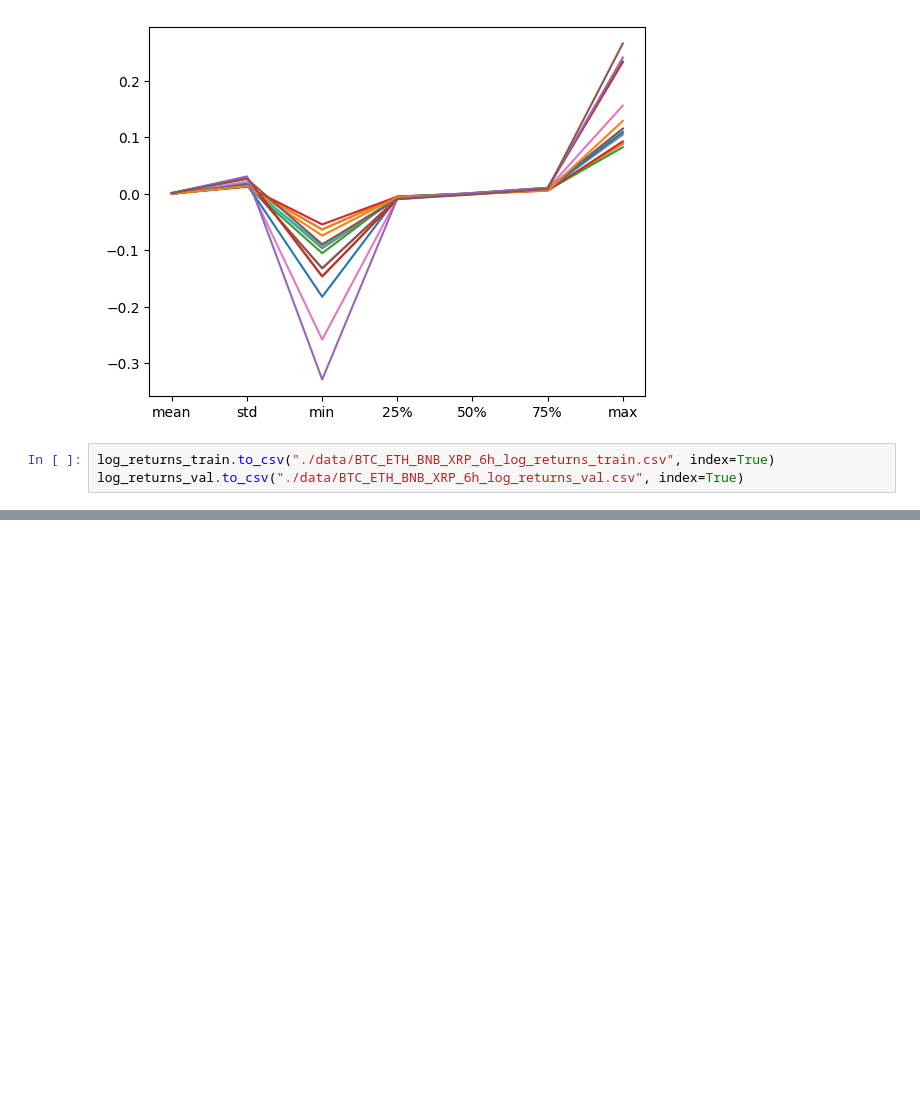
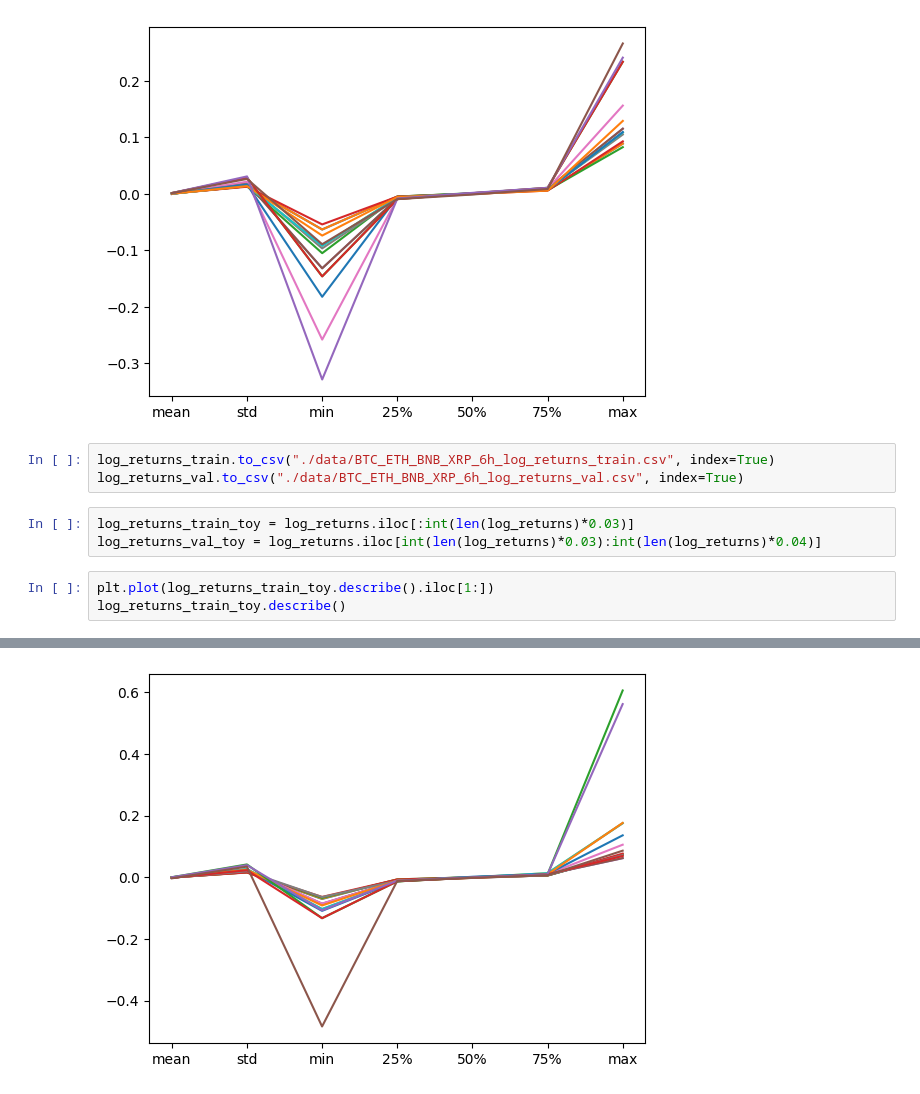
Before and after one commit to mericdemirors/CrossCurrencyPrediction, a Jupyter notebook: 04_data_cleaning.ipynb, the cells around one changed output, grey strips where cells are left out. Cells and saved outputs as stored; diff of their text form; blank space fills up the shorter version.

```diff
--- a/04_data_cleaning.ipynb
+++ b/04_data_cleaning.ipynb
@@ -266,3 +266,10 @@ log_returns_val.describe()
 # %%
 log_returns_train.to_csv("./data/BTC_ETH_BNB_XRP_6h_log_returns_train.csv", index=True)
 log_returns_val.to_csv("./data/BTC_ETH_BNB_XRP_6h_log_returns_val.csv", index=True)
+# %%
+log_returns_train_toy = log_returns.iloc[:int(len(log_returns)*0.03)]
+log_returns_val_toy = log_returns.iloc[int(len(log_returns)*0.03):int(len(log_returns)*0.04)]
+# %%
+plt.plot(log_returns_train_toy.describe().iloc[1:])
+log_returns_train_toy.describe()
+# %% [output]
@@ -268,0 +285 @@ log_returns_val.to_csv("./data/BTC_ETH_BNB_XRP_6h_log_returns_val.csv", index=Tr
+[figure, added]
```
Also changed, not shown: parts of 5 cells of this notebook, 5 other files.
